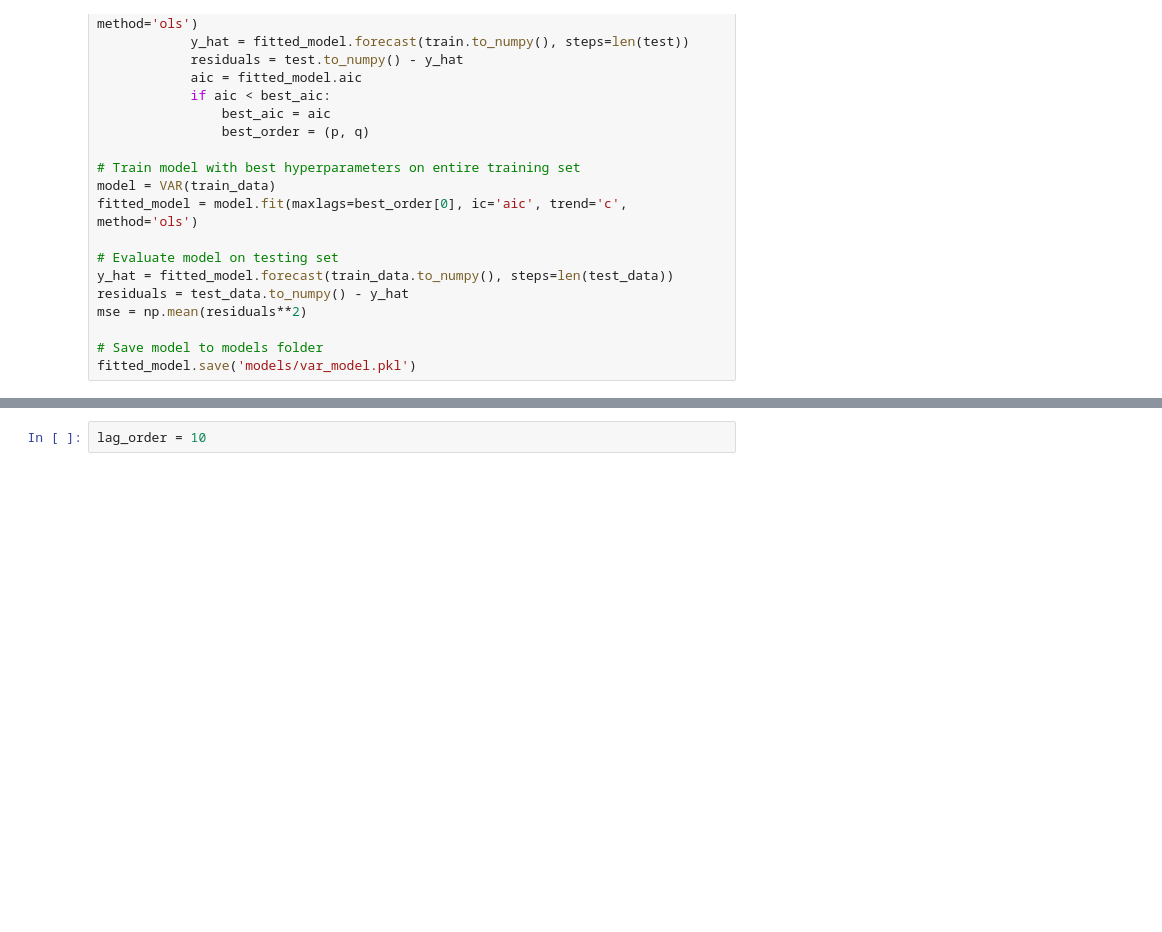
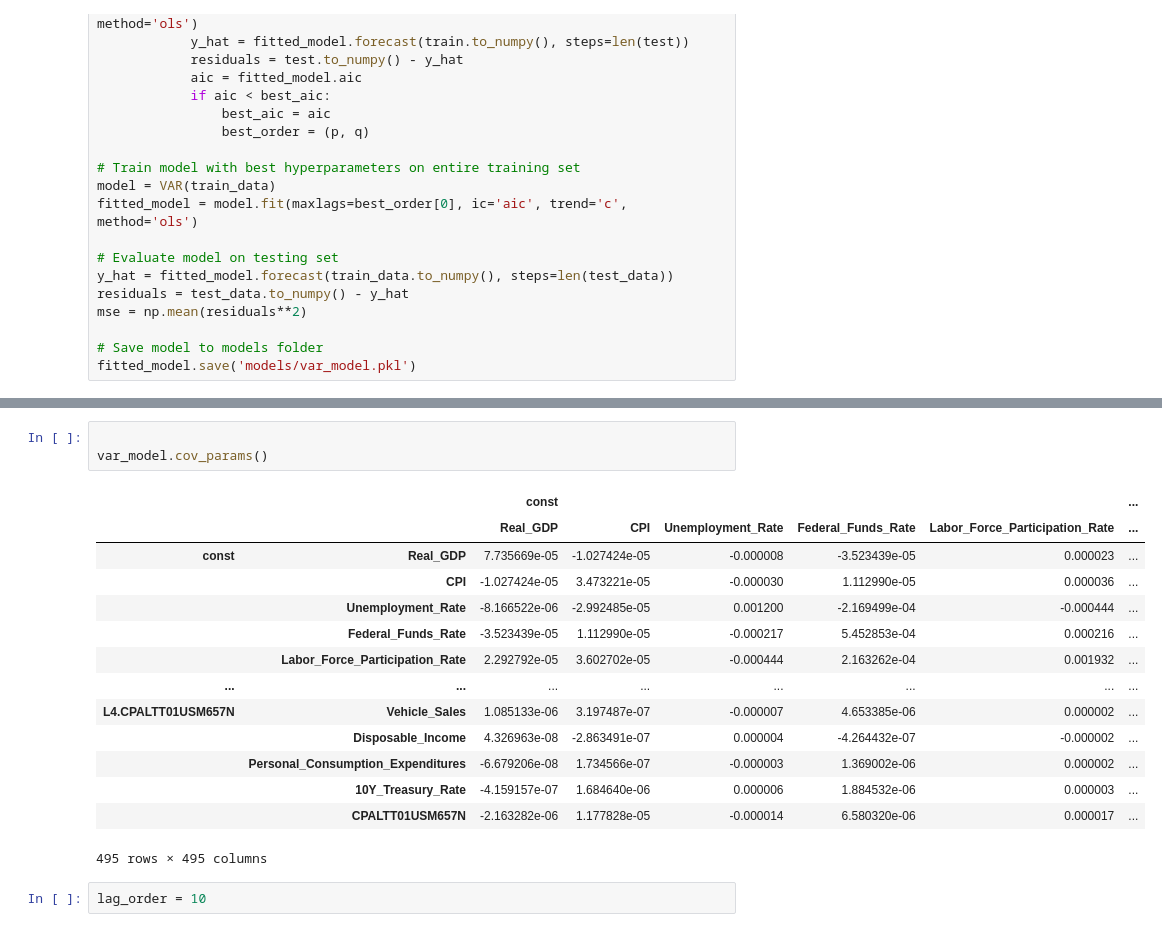
Before and after one commit to AlexanderBaker44/Chat_GPT, a Jupyter notebook: Final_Pipeline/VAR_model_execution.ipynb, the cells around one changed output, grey strips where cells are left out. Cells and saved outputs as stored; diff of their text form; blank space fills up the shorter version.

```diff
--- a/Final_Pipeline/VAR_model_execution.ipynb
+++ b/Final_Pipeline/VAR_model_execution.ipynb
@@ -180,6 +180,24 @@ Disposable_Income                    0.019255 -0.190169           0.440858
 Personal_Consumption_Expenditures   -0.074172  0.287469          -0.717070            0.572610                        0.363749               0.620971       0.485388          -0.467752                  ...
 10Y_Treasury_Rate                   -0.051918  0.313837           0.175780            0.088604                        0.085188              -0.400777      -0.071567           0.078872                  ...
 CPALTT01USM657N                     -0.087772  0.713192          -0.146065            0.100560                        0.138492               0.001833       0.118341          -0.136192                  ...
+# %%
+
+var_model.cov_params()
+# %% [output]
+|  |  | const |  |  |  |  | ... |
+|  |  | Real_GDP | CPI | Unemployment_Rate | Federal_Funds_Rate | Labor_Force_Participation_Rate | ... |
+| const | Real_GDP | 7.735669e-05 | -1.027424e-05 | -0.000008 | -3.523439e-05 | 0.000023 | ... |
+|  | CPI | -1.027424e-05 | 3.473221e-05 | -0.000030 | 1.112990e-05 | 0.000036 | ... |
+|  | Unemployment_Rate | -8.166522e-06 | -2.992485e-05 | 0.001200 | -2.169499e-04 | -0.000444 | ... |
+|  | Federal_Funds_Rate | -3.523439e-05 | 1.112990e-05 | -0.000217 | 5.452853e-04 | 0.000216 | ... |
+|  | Labor_Force_Participation_Rate | 2.292792e-05 | 3.602702e-05 | -0.000444 | 2.163262e-04 | 0.001932 | ... |
+| ... | ... | ... | ... | ... | ... | ... | ... |
+| L4.CPALTT01USM657N | Vehicle_Sales | 1.085133e-06 | 3.197487e-07 | -0.000007 | 4.653385e-06 | 0.000002 | ... |
+|  | Disposable_Income | 4.326963e-08 | -2.863491e-07 | 0.000004 | -4.264432e-07 | -0.000002 | ... |
+|  | Personal_Consumption_Expenditures | -6.679206e-08 | 1.734566e-07 | -0.000003 | 1.369002e-06 | 0.000002 | ... |
+|  | 10Y_Treasury_Rate | -4.159157e-07 | 1.684640e-06 | 0.000006 | 1.884532e-06 | 0.000003 | ... |
+|  | CPALTT01USM657N | -2.163282e-06 | 1.177828e-05 | -0.000014 | 6.580320e-06 | 0.000017 | ... |
+495 rows × 495 columns
 # %%
 lag_order = 10
 # %%
```
Also changed, not shown: parts of 1 cell of this notebook, 3 other files.
